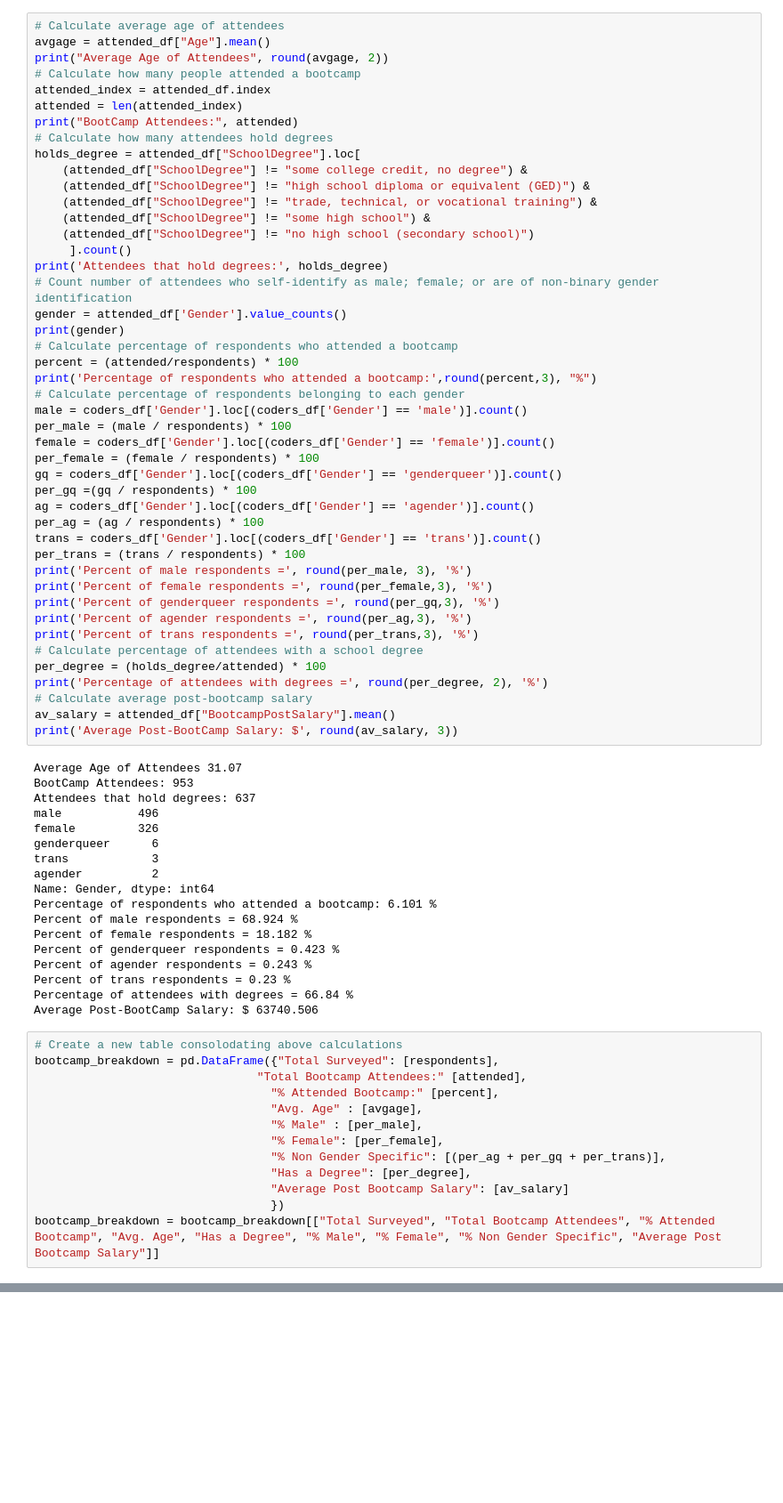
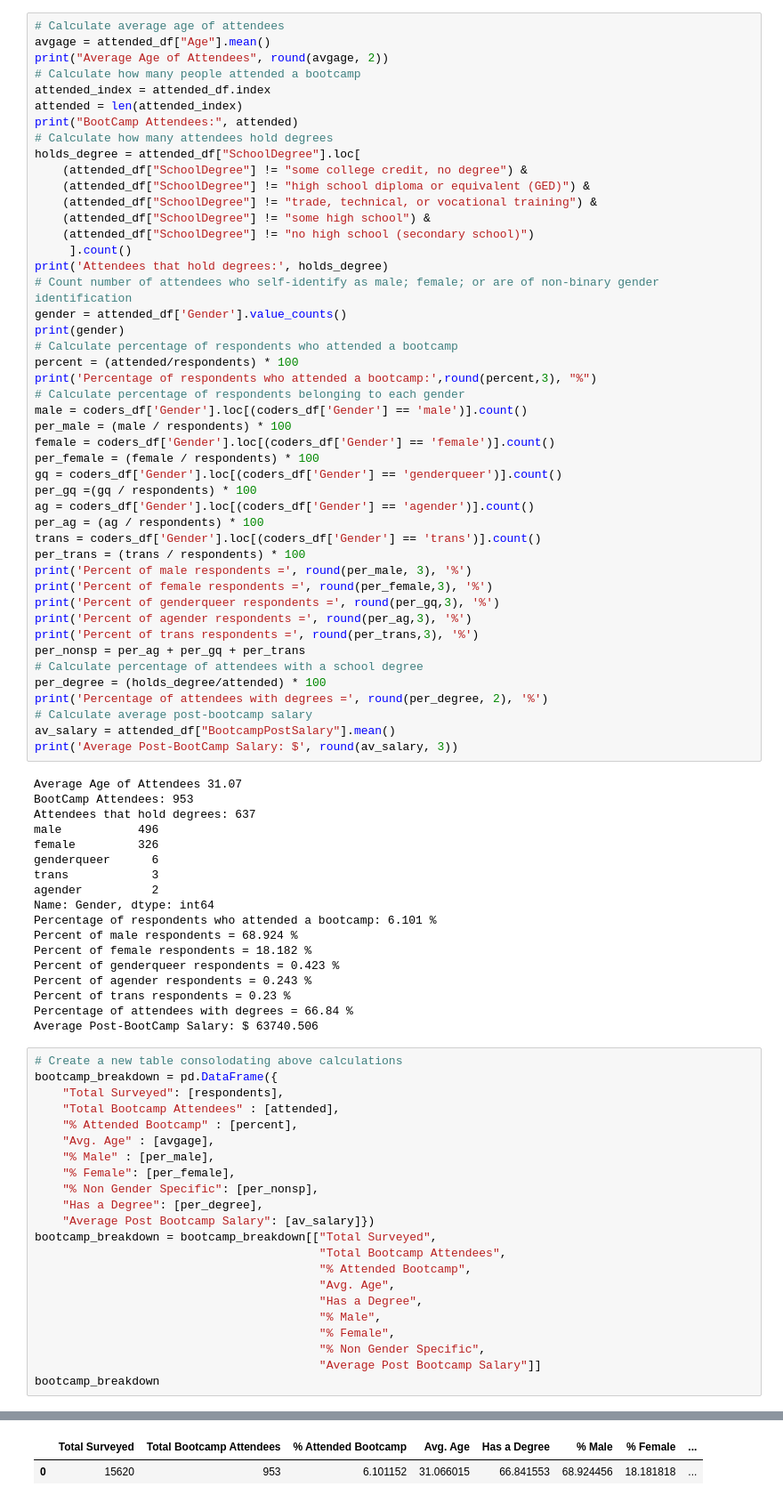
Before and after one commit to kodalisr/pandas-group, a Jupyter notebook: Mini-Project-Part-1/project_part_one.ipynb, the cells around one changed output, grey strips where cells are left out. Shown: that part at 89% size. Saved outputs shown, nothing was run; the diff lists cells and outputs as text; blank space fills up the shorter version.

```diff
--- a/Mini-Project-Part-1/project_part_one.ipynb
+++ b/Mini-Project-Part-1/project_part_one.ipynb
@@ -142,6 +142,7 @@ print('Percent of female respondents =', round(per_female,3), '%')
 print('Percent of genderqueer respondents =', round(per_gq,3), '%')
 print('Percent of agender respondents =', round(per_ag,3), '%')
 print('Percent of trans respondents =', round(per_trans,3), '%')
+per_nonsp = per_ag + per_gq + per_trans
 # Calculate percentage of attendees with a school degree
 per_degree = (holds_degree/attended) * 100
 print('Percentage of attendees with degrees =', round(per_degree, 2), '%')
@@ -168,15 +169,24 @@ Percentage of attendees with degrees = 66.84 %
 Average Post-BootCamp Salary: $ 63740.506
 # %%
 # Create a new table consolodating above calculations
-bootcamp_breakdown = pd.DataFrame({"Total Surveyed": [respondents],
-                                "Total Bootcamp Attendees:" [attended],
-                                  "% Attended Bootcamp:" [percent],
-                                  "Avg. Age" : [avgage],
-                                  "% Male" : [per_male],
-                                  "% Female": [per_female],
-                                  "% Non Gender Specific": [(per_ag + per_gq + per_trans)],
-                                  "Has a Degree": [per_degree],
-                                  "Average Post Bootcamp Salary": [av_salary]
-                                  })
-bootcamp_breakdown = bootcamp_breakdown[["Total Surveyed", "Total Bootcamp Attendees", "% Attended Bootcamp", "Avg. Age", "Has a Degree", "% Male", "% Female", "% Non Gender Specific", "Average Post Bootcamp Salary"]]
+bootcamp_breakdown = pd.DataFrame({
+    "Total Surveyed": [respondents],
+    "Total Bootcamp Attendees" : [attended],
+    "% Attended Bootcamp" : [percent],
+    "Avg. Age" : [avgage],
+    "% Male" : [per_male],
+    "% Female": [per_female],
+    "% Non Gender Specific": [per_nonsp],
+    "Has a Degree": [per_degree],
+    "Average Post Bootcamp Salary": [av_salary]})
+bootcamp_breakdown = bootcamp_breakdown[["Total Surveyed",
+                                         "Total Bootcamp Attendees",
+                                         "% Attended Bootcamp",
+                                         "Avg. Age",
+                                         "Has a Degree",
+                                         "% Male",
+                                         "% Female",
+                                         "% Non Gender Specific",
+                                         "Average Post Bootcamp Salary"]]
+bootcamp_breakdown
 # %% [output]
@@ -183,0 +193,2 @@ SyntaxError: invalid syntax (<ipython-input-2-19cd9e34ca49>, line 3)
+|  | Total Surveyed | Total Bootcamp Attendees | % Attended Bootcamp | Avg. Age | Has a Degree | % Male | % Female | ... |
+| 0 | 15620 | 953 | 6.101152 | 31.066015 | 66.841553 | 68.924456 | 18.181818 | ... |
```
Also changed, not shown: parts of 4 cells of this notebook, 1 other file.
